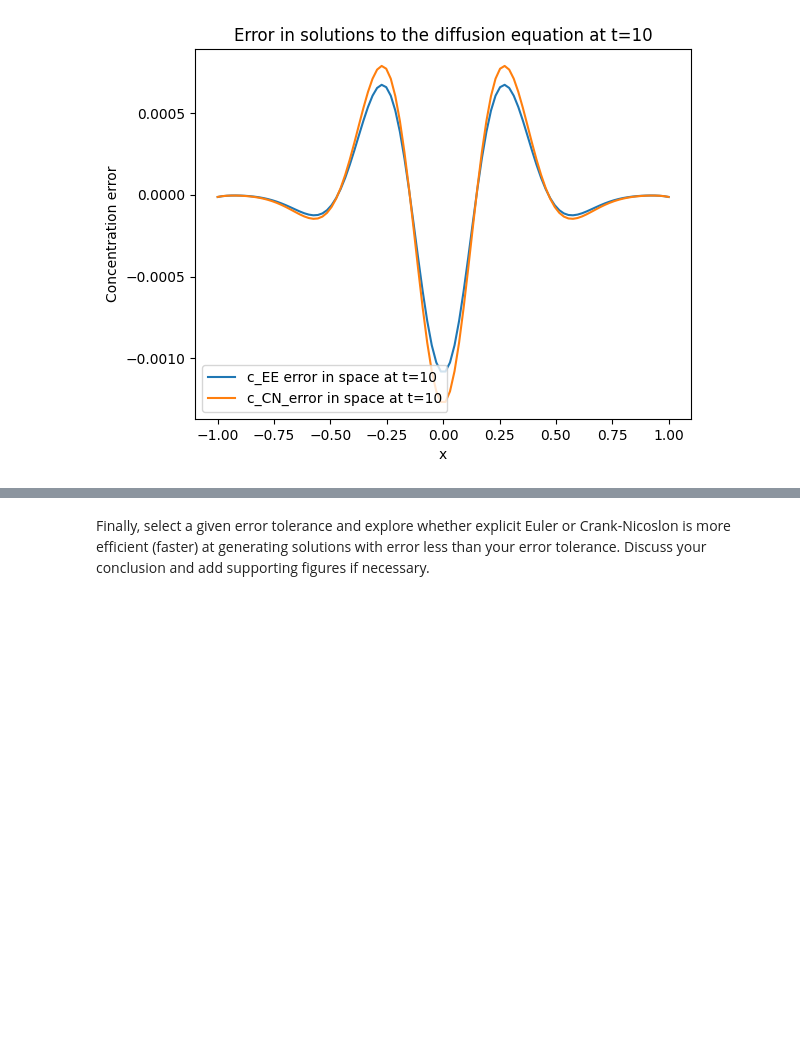
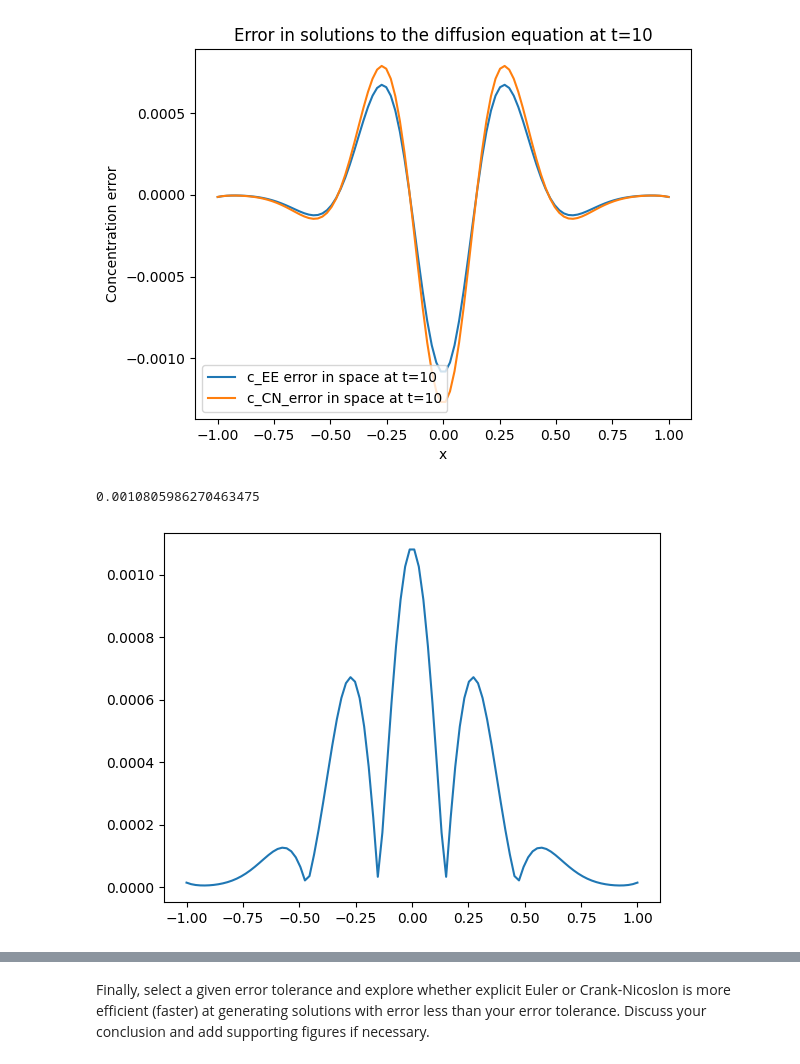
Before and after one commit to ananyaaa-j/QCES, a Jupyter notebook: Copy_of_Project1_numerical_methods.ipynb, the cells around one changed output, grey strips where cells are left out. Cells and saved outputs as stored; diff of their text form; code cells hidden in the pictures; blank space fills up the shorter version.

```diff
--- a/Copy_of_Project1_numerical_methods.ipynb
+++ b/Copy_of_Project1_numerical_methods.ipynb
@@ -355,3 +351,9 @@ print("Errors were symmetrical in space and at t=10 not much error was seen near
 Both positive and negative errors were calculated and the largest errors were around x = 0 and around x = 0.3 & x = -0.3.
 Errors were symmetrical in space and at t=10 not much error was seen near the boundaries
 [figure]
+# %%
+plt.plot(x, abs(c_EE_error), label = "c_EE error in space at t=10")
+max(abs(c_EE_error))
+# %% [output]
+0.0010805986270463475
+[figure, added]
```
Also changed, not shown: parts of 20 cells of this notebook.
